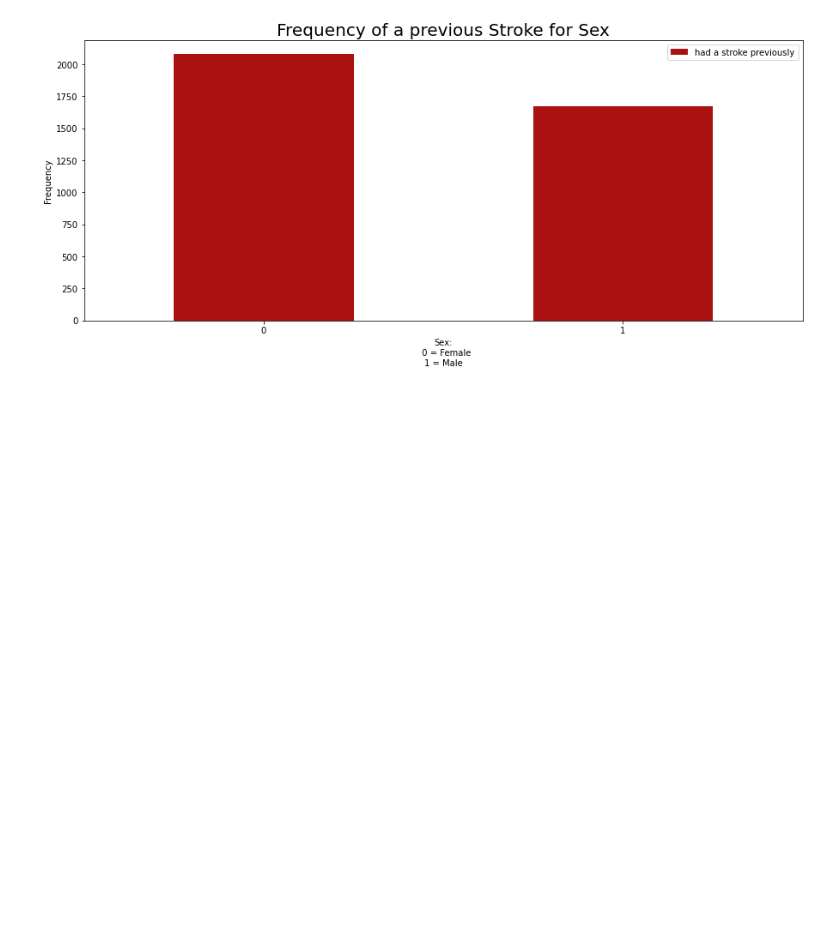
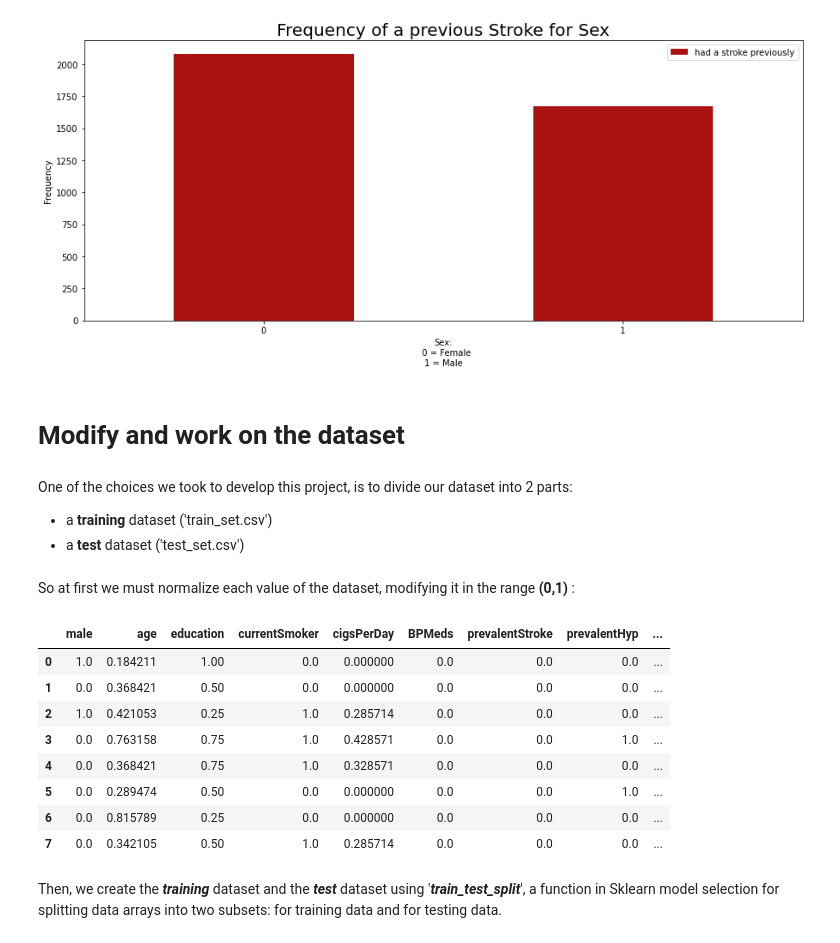
Before and after one commit to TarazGr/FDS-Final, a Jupyter notebook: REPORT.ipynb, the cells around one changed output. Cells and saved outputs as stored; diff of their text form; code cells hidden in the pictures; blank space fills up the shorter version.

```diff
--- a/REPORT.ipynb
+++ b/REPORT.ipynb
@@ -168,3 +168,28 @@ plt.ylabel('Frequency')
 plt.show()
 # %% [output]
 [figure]
+# %% [markdown]
+# Modify and work on the dataset
+# %% [markdown]
+One of the choices we took to develop this project, is to divide our dataset into 2 parts:
+  -  a **training** dataset ('train_set.csv')
+  - a **test** dataset ('test_set.csv')
+# %% [markdown]
+So at first we must normalize each value of the dataset, modifying it in the range **(0,1)** :
+# %%
+for column in df:
+    df[column]=MinMaxScaler(copy=False).fit_transform(df[[column]])
+# %%
+df.head(8)
+# %% [output]
+|  | male | age | education | currentSmoker | cigsPerDay | BPMeds | prevalentStroke | prevalentHyp | ... |
+| 0 | 1.0 | 0.184211 | 1.00 | 0.0 | 0.000000 | 0.0 | 0.0 | 0.0 | ... |
+| 1 | 0.0 | 0.368421 | 0.50 | 0.0 | 0.000000 | 0.0 | 0.0 | 0.0 | ... |
+| 2 | 1.0 | 0.421053 | 0.25 | 1.0 | 0.285714 | 0.0 | 0.0 | 0.0 | ... |
+| 3 | 0.0 | 0.763158 | 0.75 | 1.0 | 0.428571 | 0.0 | 0.0 | 1.0 | ... |
+| 4 | 0.0 | 0.368421 | 0.75 | 1.0 | 0.328571 | 0.0 | 0.0 | 0.0 | ... |
+| 5 | 0.0 | 0.289474 | 0.50 | 0.0 | 0.000000 | 0.0 | 0.0 | 1.0 | ... |
+| 6 | 0.0 | 0.815789 | 0.25 | 0.0 | 0.000000 | 0.0 | 0.0 | 0.0 | ... |
+| 7 | 0.0 | 0.342105 | 0.50 | 1.0 | 0.285714 | 0.0 | 0.0 | 0.0 | ... |
+# %% [markdown]
+Then, we create the ***training*** dataset and the ***test*** dataset using '***train_test_split***', a function in Sklearn model selection for splitting data arrays into two subsets: for training data and for testing data.
```
Also changed, not shown: parts of 5 cells of this notebook.
